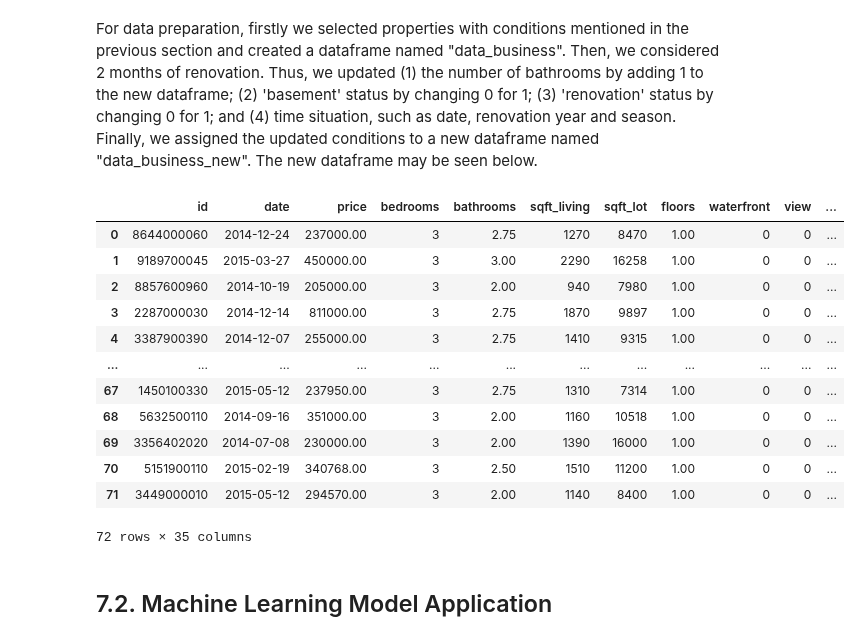
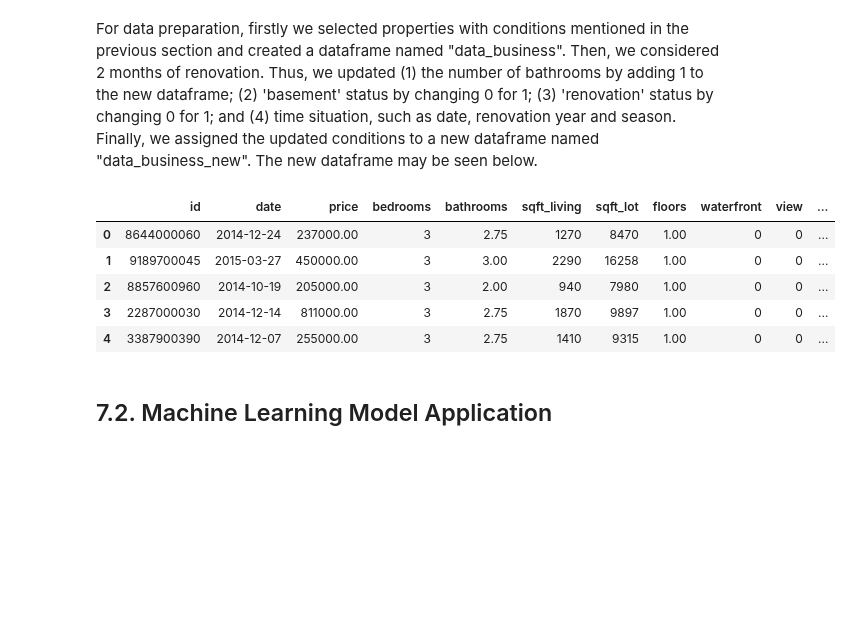
Before and after one commit to lucasquemelli/House_Rocket_Machine_Learning, a Jupyter notebook: House_Rocket_ML.ipynb, the cells around one changed output. Saved outputs shown, nothing was run; the diff lists cells and outputs as text; code cells hidden in the pictures; blank space fills up the shorter version.

```diff
--- a/House_Rocket_ML.ipynb
+++ b/House_Rocket_ML.ipynb
@@ -2245,7 +2245,7 @@ def data_selection(data_business):
   return data_business
 
 def data_preparation(data_business):
-  data_business_new = data_business.copy(deep=True)
+  data_business_new = data_business.copy()
   data_business_new = data_business_new.drop(['season_Fall','season_Spring','season_Summer','season_Winter'], axis=1)
 
   for i in range(len(data_business)):
@@ -2280,7 +2280,7 @@ def data_preparation(data_business):
   return data_business_new
 
 def season_dummmies(data_business_new):
-  data_business_new = pd.get_dummies(data_business_new, columns=['season'])
+  data_business_new = pd.get_dummies(data_business_new)
 
   return data_business_new
 
@@ -2293,21 +2293,14 @@ if __name__ == '__main__':
 
   data_business_new = season_dummmies(data_business_new)
 # %%
-data_business_new
+data_business_new.head()
 # %% [output]
 |  | id | date | price | bedrooms | bathrooms | sqft_living | sqft_lot | floors | waterfront | view | ... |
 | 0 | 8644000060 | 2014-12-24 | 237000.00 | 3 | 2.75 | 1270 | 8470 | 1.00 | 0 | 0 | ... |
 | 1 | 9189700045 | 2015-03-27 | 450000.00 | 3 | 3.00 | 2290 | 16258 | 1.00 | 0 | 0 | ... |
 | 2 | 8857600960 | 2014-10-19 | 205000.00 | 3 | 2.00 | 940 | 7980 | 1.00 | 0 | 0 | ... |
 | 3 | 2287000030 | 2014-12-14 | 811000.00 | 3 | 2.75 | 1870 | 9897 | 1.00 | 0 | 0 | ... |
 | 4 | 3387900390 | 2014-12-07 | 255000.00 | 3 | 2.75 | 1410 | 9315 | 1.00 | 0 | 0 | ... |
-| ... | ... | ... | ... | ... | ... | ... | ... | ... | ... | ... | ... |
-| 67 | 1450100330 | 2015-05-12 | 237950.00 | 3 | 2.75 | 1310 | 7314 | 1.00 | 0 | 0 | ... |
-| 68 | 5632500110 | 2014-09-16 | 351000.00 | 3 | 2.00 | 1160 | 10518 | 1.00 | 0 | 0 | ... |
-| 69 | 3356402020 | 2014-07-08 | 230000.00 | 3 | 2.00 | 1390 | 16000 | 1.00 | 0 | 0 | ... |
-| 70 | 5151900110 | 2015-02-19 | 340768.00 | 3 | 2.50 | 1510 | 11200 | 1.00 | 0 | 0 | ... |
-| 71 | 3449000010 | 2015-05-12 | 294570.00 | 3 | 2.00 | 1140 | 8400 | 1.00 | 0 | 0 | ... |
-72 rows × 35 columns
 # %% [markdown]
 ## 7.2. Machine Learning Model Application
 # %% [markdown]
```
Also changed, not shown: parts of 14 cells of this notebook.
